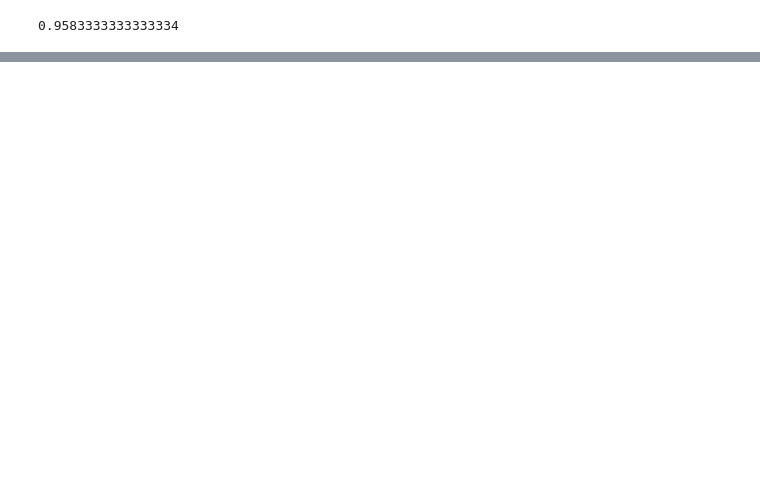
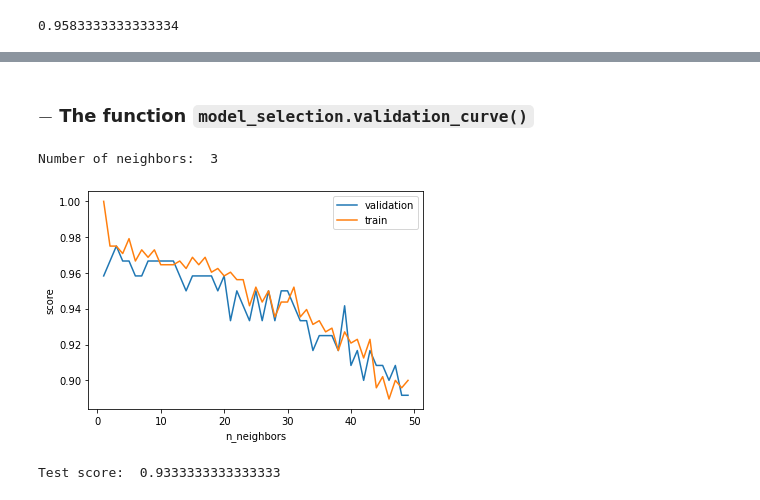
Before and after one commit to mahtat555/Regression, a Jupyter notebook: _sklearn/cross_validation.ipynb, the cells around one changed output, grey strips where cells are left out. Saved outputs shown, nothing was run; the diff lists cells and outputs as text; code cells hidden in the pictures; blank space fills up the shorter version.

Commit message:
Cross validation

```diff
--- a/_sklearn/cross_validation.ipynb
+++ b/_sklearn/cross_validation.ipynb
@@ -112,0 +113,43 @@ plt.plot(val_score)
+# %% [markdown]
+### $-$ The function `model_selection.validation_curve()`
+# %%
+from sklearn.model_selection import validation_curve
+
+# Create a classification model
+model = KNeighborsClassifier()
+
+# list of number of neighbors
+k = np.arange(1, 50)
+
+# Train score and Validation score
+train_score, val_score = validation_curve(
+    model, X_train, y_train, param_name='n_neighbors', param_range=k, cv=5)
+
+# Plot the validation score and train score
+# validation score
+plt.plot(k, val_score.mean(axis=1), label="validation")
+# train score
+plt.plot(k, train_score.mean(axis=1), label="train")
+plt.legend()
+plt.ylabel("score")
+plt.xlabel("n_neighbors")
+
+# The best params
+n_neighbors = k[np.argmax(val_score.mean(axis=1))]
+print("Number of neighbors: ", n_neighbors)
+# %% [output]
+Number of neighbors:  3
+[figure, added]
+# %%
+# The best model
+model = KNeighborsClassifier(n_neighbors=n_neighbors)
+
+# Training the model
+model.fit(X_train, y_train)
+
+# Evaluate the model
+# test score
+test_score = model.score(X_test, y_test)
+print("Test score: ", test_score)
+# %% [output]
+Test score:  0.9333333333333333
```
Also changed, not shown: parts of 5 cells of this notebook.
